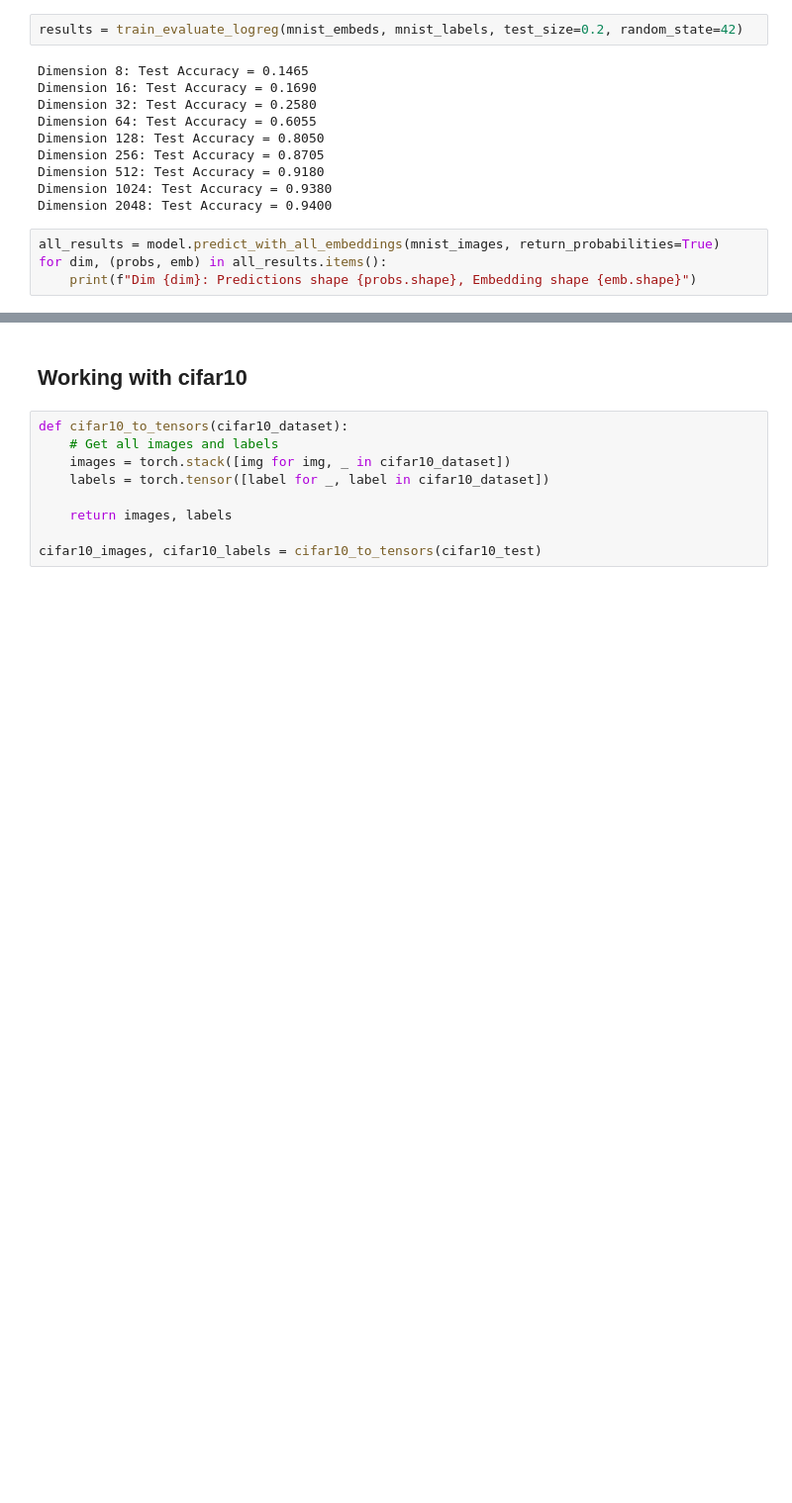
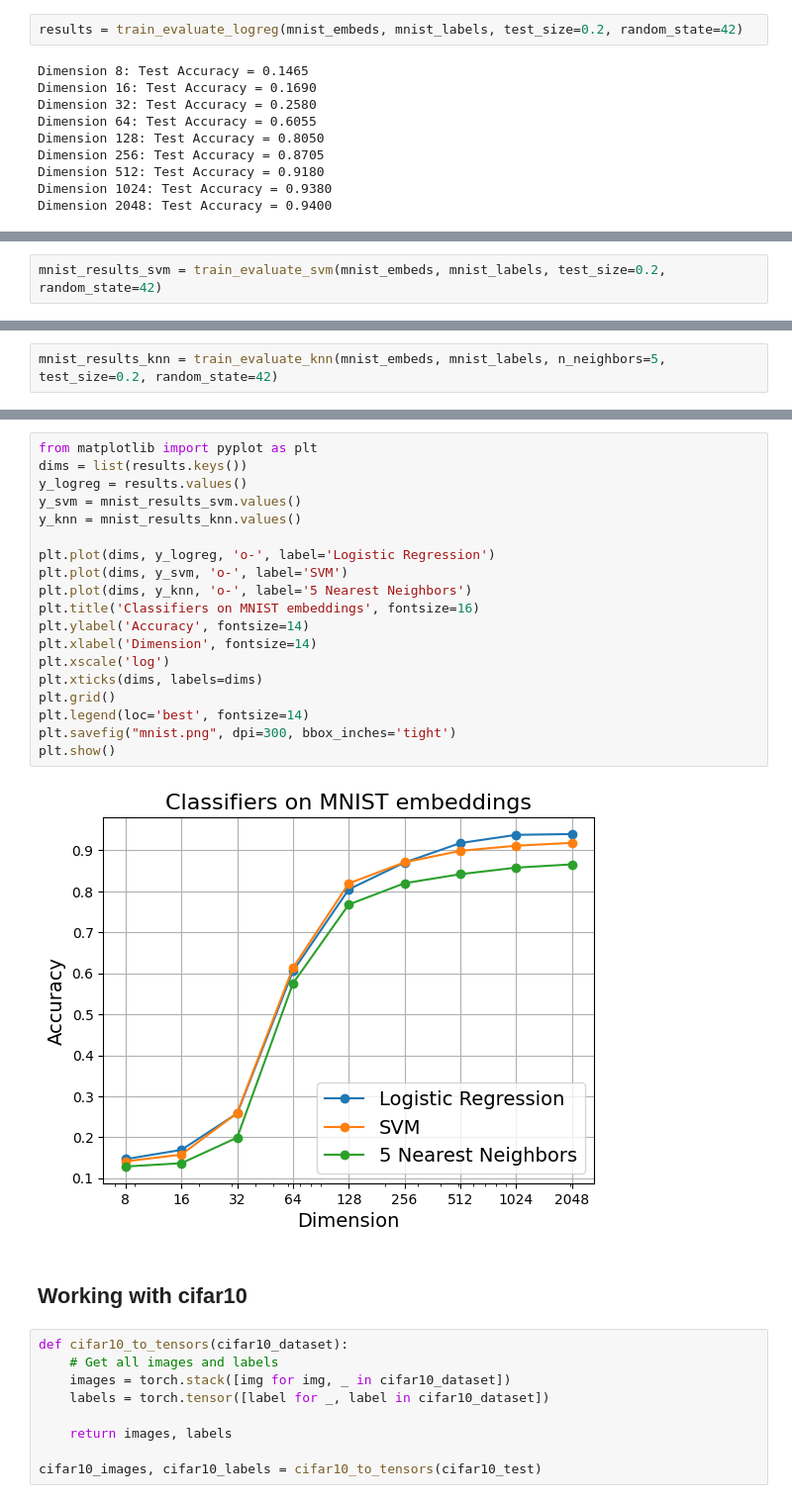
Before and after one commit to mmkuznecov/MRL, a Jupyter notebook: ilya_tests.ipynb, the cells around one changed output, grey strips where cells are left out. Shown: that part at 99% size. Drawn from its saved outputs; the diff is of its cells as text; blank space fills up the shorter version.

```diff
--- a/ilya_tests.ipynb
+++ b/ilya_tests.ipynb
@@ -160,7 +160,3 @@ Dimension 256: Test Accuracy = 0.8705
 Dimension 512: Test Accuracy = 0.9180
 Dimension 1024: Test Accuracy = 0.9380
 Dimension 2048: Test Accuracy = 0.9400
-# %%
-all_results = model.predict_with_all_embeddings(mnist_images, return_probabilities=True)
-for dim, (probs, emb) in all_results.items():
-    print(f"Dim {dim}: Predictions shape {probs.shape}, Embedding shape {emb.shape}")
@@ -176,0 +232,2 @@ Dim 2048: Predictions shape torch.Size([10000, 10]), Embedding shape torch.Size(
+# %%
+mnist_results_svm = train_evaluate_svm(mnist_embeds, mnist_labels, test_size=0.2, random_state=42)
@@ -176,0 +244,2 @@ Dim 2048: Predictions shape torch.Size([10000, 10]), Embedding shape torch.Size(
+# %%
+mnist_results_knn = train_evaluate_knn(mnist_embeds, mnist_labels, n_neighbors=5, test_size=0.2, random_state=42)
@@ -177,3 +256,24 @@ Dim 2048: Predictions shape torch.Size([10000, 10]), Embedding shape torch.Size(
+# %%
+from matplotlib import pyplot as plt
+dims = list(results.keys())
+y_logreg = results.values()
+y_svm = mnist_results_svm.values()
+y_knn = mnist_results_knn.values()
+
+plt.plot(dims, y_logreg, 'o-', label='Logistic Regression')
+plt.plot(dims, y_svm, 'o-', label='SVM')
+plt.plot(dims, y_knn, 'o-', label='5 Nearest Neighbors')
+plt.title('Classifiers on MNIST embeddings', fontsize=16)
+plt.ylabel('Accuracy', fontsize=14)
+plt.xlabel('Dimension', fontsize=14)
+plt.xscale('log')
+plt.xticks(dims, labels=dims)
+plt.grid()
+plt.legend(loc='best', fontsize=14)
+plt.savefig("mnist.png", dpi=300, bbox_inches='tight')
+plt.show()
+# %% [output]
+[figure, added]
 # %% [markdown]
 ## Working with cifar10
 # %%
```
Also changed, not shown: parts of 13 cells of this notebook.
